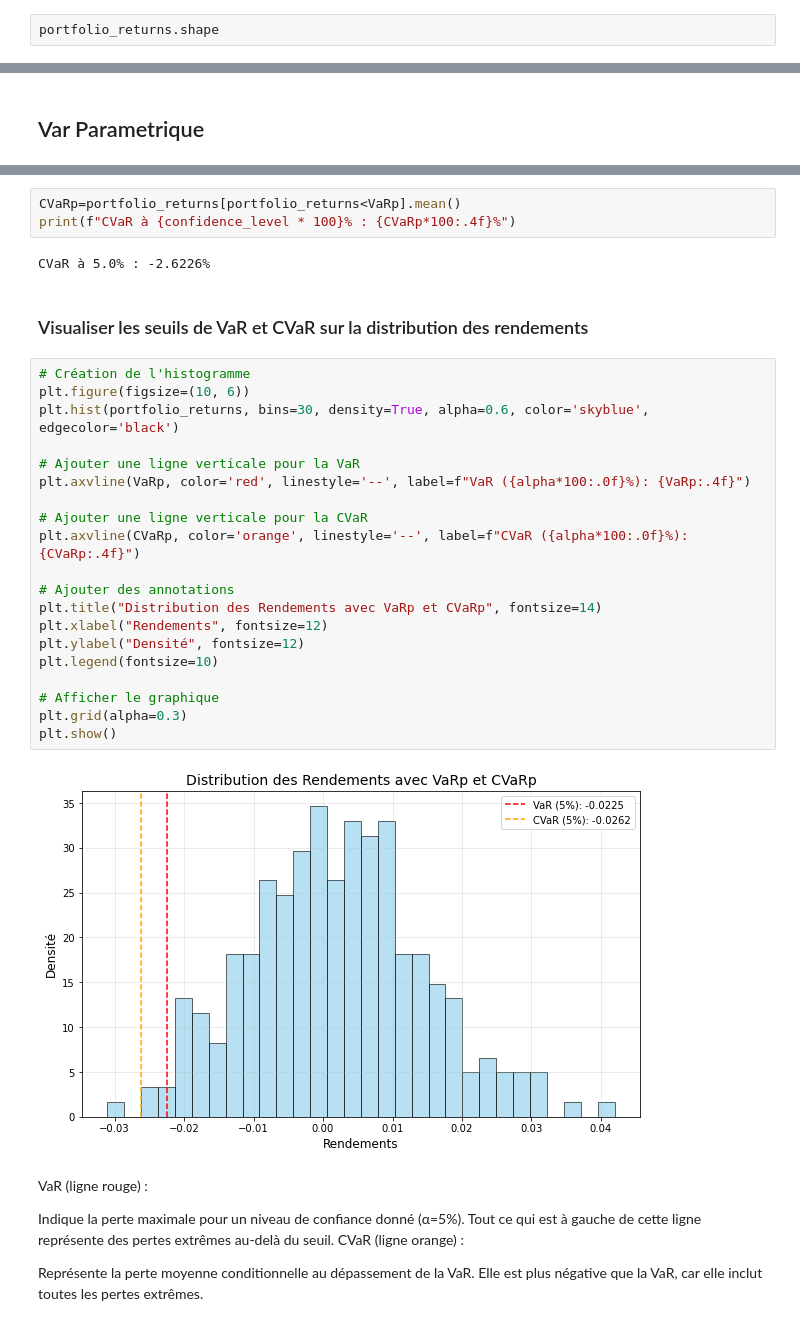
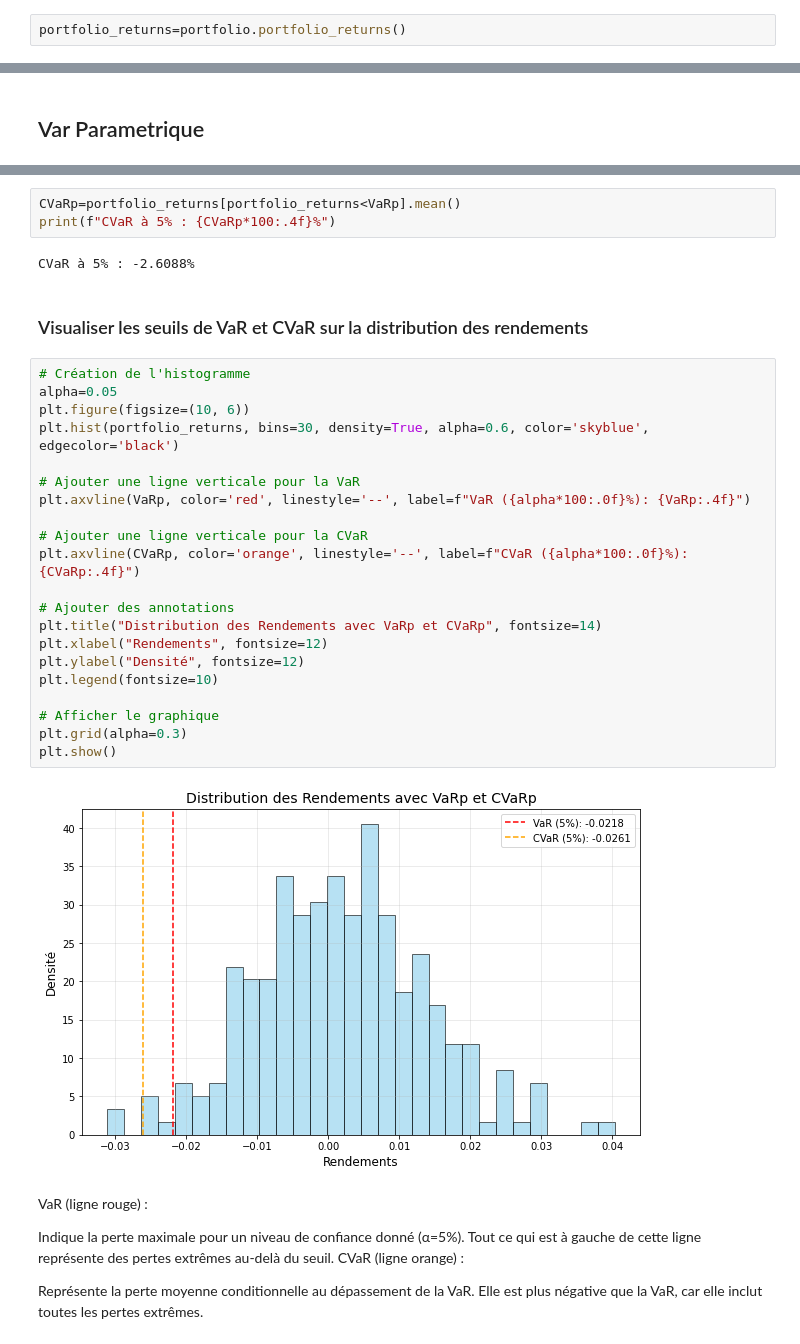
Before and after one commit to TariKS00/Portfolio-optimization, a Jupyter notebook: Asset.ipynb, the cells around one changed output, grey strips where cells are left out. Saved outputs shown, nothing was run; the diff lists cells and outputs as text.

```diff
--- a/Asset.ipynb
+++ b/Asset.ipynb
@@ -338,4 +479,4 @@ CVaR (ajustée) : -0.0240
 # %% [markdown]
 ## VaR Historique
 # %%
-portfolio_returns.shape
+portfolio_returns=portfolio.portfolio_returns()
@@ -367,32 +506,33 @@ Il y a 5% de chance que la perte soit supérieur à 2.25% la valeur du portfeuil
 # %%
 CVaRp=portfolio_returns[portfolio_returns<VaRp].mean()
-print(f"CVaR à {confidence_level * 100}% : {CVaRp*100:.4f}%")
+print(f"CVaR à 5% : {CVaRp*100:.4f}%")
 # %% [output]
-CVaR à 5.0% : -2.6226%
+CVaR à 5% : -2.6088%
 # %% [markdown]
 ### Visualiser les seuils de VaR et CVaR sur la distribution des rendements
 # %%
 # Création de l'histogramme
+alpha=0.05
 plt.figure(figsize=(10, 6))
 plt.hist(portfolio_returns, bins=30, density=True, alpha=0.6, color='skyblue', edgecolor='black')
 
 # Ajouter une ligne verticale pour la VaR
 plt.axvline(VaRp, color='red', linestyle='--', label=f"VaR ({alpha*100:.0f}%): {VaRp:.4f}")
 
 # Ajouter une ligne verticale pour la CVaR
 plt.axvline(CVaRp, color='orange', linestyle='--', label=f"CVaR ({alpha*100:.0f}%): {CVaRp:.4f}")
 
 # Ajouter des annotations
 plt.title("Distribution des Rendements avec VaRp et CVaRp", fontsize=14)
 plt.xlabel("Rendements", fontsize=12)
 plt.ylabel("Densité", fontsize=12)
 plt.legend(fontsize=10)
 
 # Afficher le graphique
 plt.grid(alpha=0.3)
 plt.show()
 # %% [output]
-[figure, old version]
+[figure, new version]
 # %% [markdown]
 VaR (ligne rouge) :
 
```
Also changed, not shown: parts of 19 cells of this notebook.
